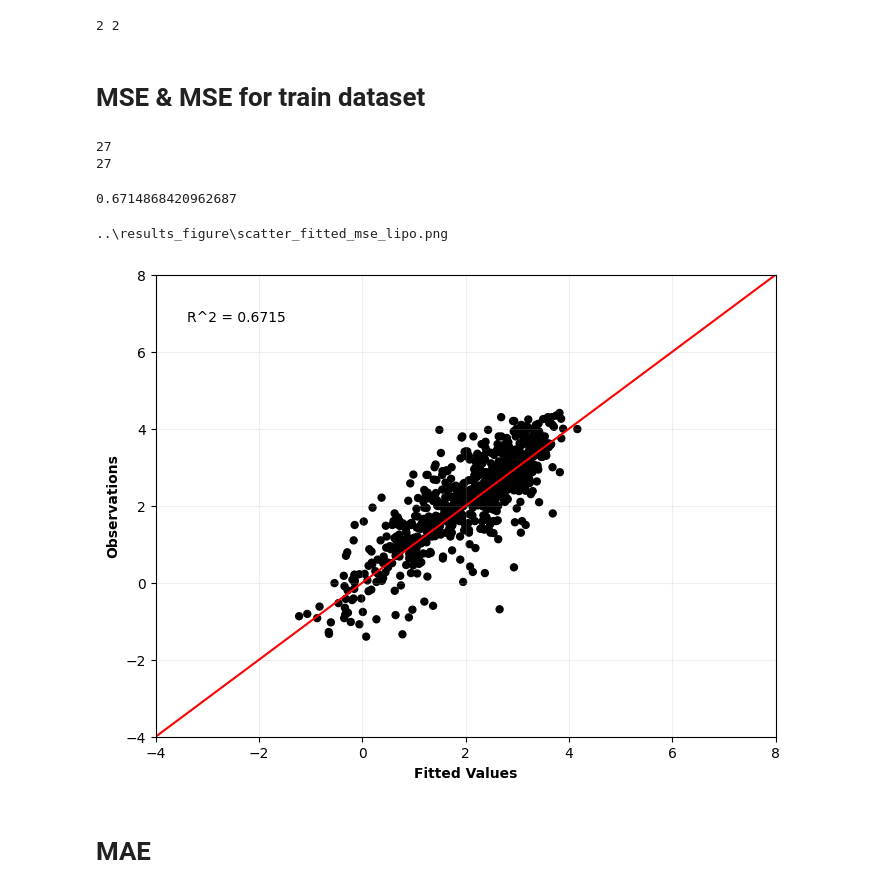
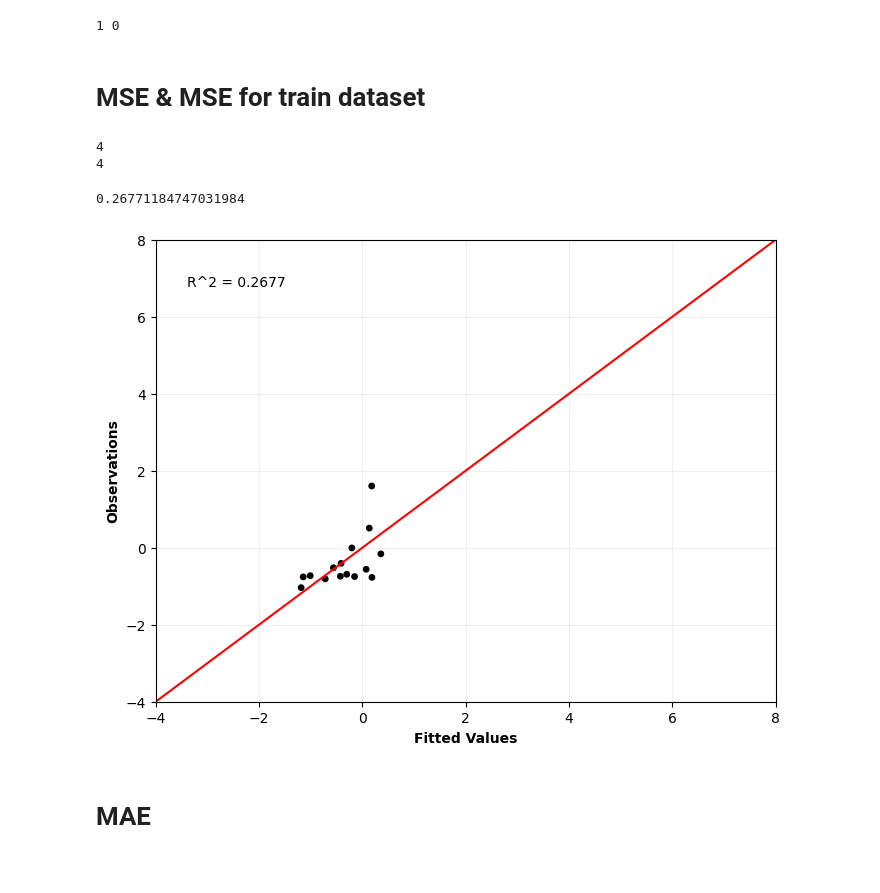
Before and after one commit to DSjayjang/Project, a Jupyter notebook: ChemGCNs/visualization/scatter_fitted.ipynb, the cells around one changed output. Cells and saved outputs as stored; diff of their text form; code cells hidden in the pictures.

```diff
--- a/ChemGCNs/visualization/scatter_fitted.ipynb
+++ b/ChemGCNs/visualization/scatter_fitted.ipynb
@@ -5,7 +5,7 @@ import pandas as pd
 import matplotlib.pyplot as plt
 from sklearn.metrics import r2_score
 # %%
-dataset = 'lipo' # freesolv / esol / vd / lipo
+dataset = 'mp' # freesolv / esol / vd / lipo
 save_dir = r'..\results_figure'
 # %%
 if dataset == 'freesolv':
@@ -21,33 +21,30 @@ elif dataset == 'vd':
     MAE_k = 2
     s = 25
 elif dataset == 'lipo':
-    MSE_k = 2 # egcn은 3
+    MSE_k = 2
     MAE_k = 2
     s = 15
-
-if dataset in ['esol', 'lipo', 'vd', 'lipo']:
-    MSE_k = 2
-    MAE_k = 2
-elif dataset in ['freesolv']:
-    MSE_k = 0
+elif dataset == 'mp':
+    MSE_k = 1 # egcn은 3
     MAE_k = 0
+    s = 15
 
 print(MSE_k, MAE_k)
 # %% [output]
-2 2
+1 0
 # %% [markdown]
 # MSE & MSE for train dataset
 # %%
 # MSE
-df_val_MSE = pd.read_csv(r'..\results_datasets\result_val_' + dataset + f'_mse_{MSE_k}'  + '.csv')
+df_val_MSE = pd.read_csv(r'..\results_datasets\mp\result_val_' + dataset + f'_mse_{MSE_k}'  + '.csv')
 print(df_val_MSE.shape[1])
 
 # MAE
-df_val_MAE = pd.read_csv(r'..\results_datasets\result_val_' + dataset + f'_mae_{MAE_k}' + '.csv')
+df_val_MAE = pd.read_csv(r'..\results_datasets\mp\result_val_' + dataset + f'_mae_{MAE_k}' + '.csv')
 print(df_val_MAE.shape[1])
 # %% [output]
-27
-27
+4
+4
 # %%
 # MSE 컬럼명 추가
 columns = ['target', 'fitted'] + [f'feature{i}' for i in range(1, df_val_MSE.shape[1]-1)]
@@ -64,7 +61,7 @@ r2_mae = r2_score(df_val_MAE['target'], df_val_MAE['fitted'])
 print(r2_mse)
 # print(r2_mae)
 # %% [output]
-0.6714868420962687
+0.26771184747031984
 # %%
 if dataset in ['freesolv', 'esol', 'lipo']:
     s = 25
@@ -91,40 +88,44 @@ if dataset == 'freesolv':
     plt.xticks(range(-15, 9, 3))
     plt.yticks(range(-15, 9, 3))
 elif dataset == 'esol':
     plt.xlim(-10, 4)
     plt.ylim(-10, 4)
     plt.xticks(range(-10, 6, 2))
     plt.yticks(range(-10, 6, 2))
 elif dataset == 'vd':
     plt.xlim(0, 8)
     plt.ylim(0, 8)
     plt.xticks(range(0, 9, 1))
     plt.yticks(range(0, 9, 1))
 elif dataset == 'lipo':
     plt.xlim(-4, 8)
     plt.ylim(-4, 8)
     plt.xticks(range(-4, 10, 2))
     plt.yticks(range(-4, 10, 2))
+elif dataset == 'mp':
+    plt.xlim(-4, 8)
+    plt.ylim(-4, 8)
+    plt.xticks(range(-4, 10, 2))
+    plt.yticks(range(-4, 10, 2))
 
 plt.xlabel("Fitted Values", fontweight = 'bold')
 plt.ylabel("Observations", fontweight = 'bold')
 
 plt.text(0.05, 0.90, f'R^2 = {r2_mse:.4f}',
          transform = plt.gca().transAxes,
          fontsize = 10,)
 
 plt.grid(alpha = 0.2)
 
-# 저장
-file_name = f'scatter_fitted_mse_{dataset}.png'
-file_path = os.path.join(save_dir, file_name)
-print(file_path)
-plt.savefig(file_path, dpi = 300, bbox_inches = 'tight')
+# # 저장
+# file_name = f'scatter_fitted_mse_{dataset}.png'
+# file_path = os.path.join(save_dir, file_name)
+# print(file_path)
+# plt.savefig(file_path, dpi = 300, bbox_inches = 'tight')
 
 plt.show()
 # %% [output]
-..\results_figure\scatter_fitted_mse_lipo.png
-[figure, old version]
+[figure, new version]
 # %% [markdown]
 # MAE
 # %%
```
Also changed, not shown: parts of 1 cell of this notebook, 7 other files.
